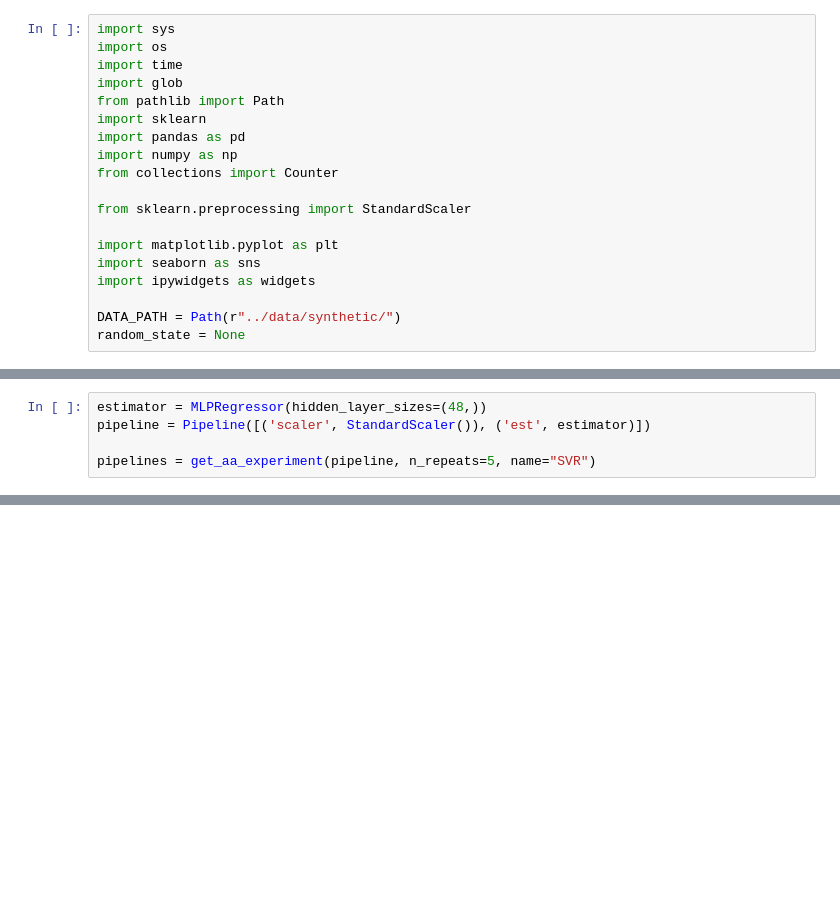
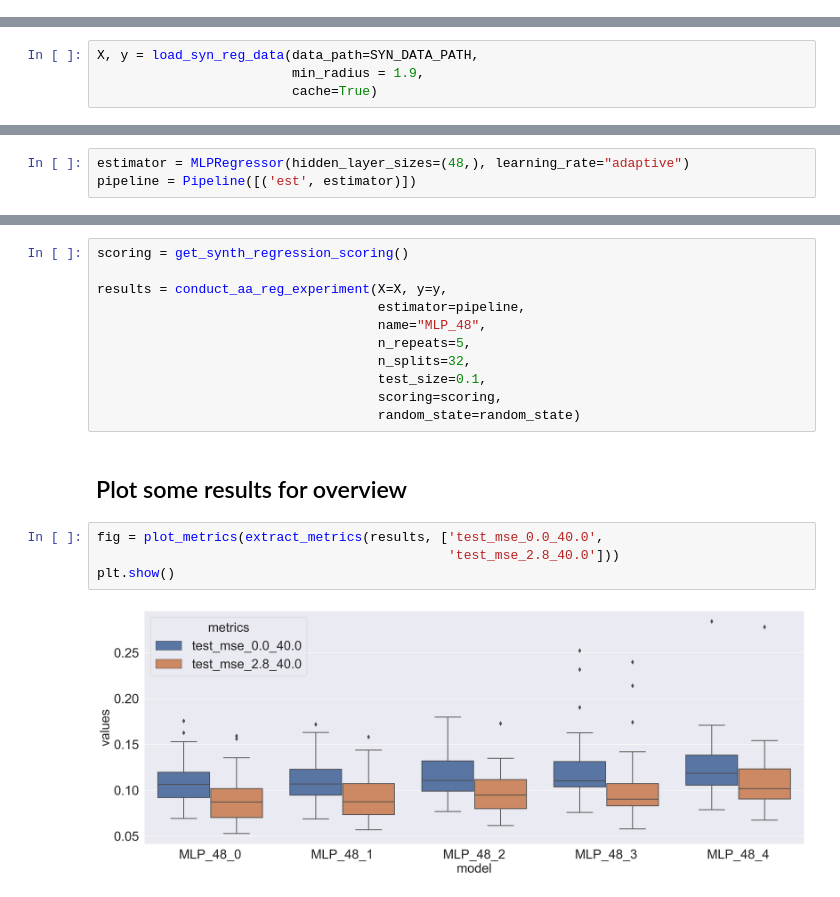
Before and after one commit to berni-lehner/structural_health_monitoring, a Jupyter notebook: notebooks/synthetic_regression_AA.ipynb, the cells around one changed output, grey strips where cells are left out. Drawn from its saved outputs; the diff is of its cells as text; blank space fills up the shorter version.

```diff
--- a/notebooks/synthetic_regression_AA.ipynb
+++ b/notebooks/synthetic_regression_AA.ipynb
@@ -3,22 +3,3 @@
 In this notebook, we ...
 
 [![Open In Colab](https://colab.research.google.com/assets/colab-badge.svg)](https://colab.research.google.com/github/berni-lehner/structural_health_monitoring/blob/main/notebooks/synthetic_regression_AA.ipynb)
-# %%
-import sys
-import os
-import time
-import glob
-from pathlib import Path
-import sklearn
-import pandas as pd
-import numpy as np
-from collections import Counter
-
-from sklearn.preprocessing import StandardScaler
-
-import matplotlib.pyplot as plt
-import seaborn as sns
-import ipywidgets as widgets
-
-DATA_PATH = Path(r"../data/synthetic/")
-random_state = None
@@ -142,0 +105,4 @@ y = np.concatenate([ypos, yneg], axis=0)
+# %%
+X, y = load_syn_reg_data(data_path=SYN_DATA_PATH,
+                         min_radius = 1.9,
+                         cache=True)
@@ -175,5 +140,3 @@ from sklearn.preprocessing import StandardScaler
 # %%
-estimator = MLPRegressor(hidden_layer_sizes=(48,))
-pipeline = Pipeline([('scaler', StandardScaler()), ('est', estimator)])
-
-pipelines = get_aa_experiment(pipeline, n_repeats=5, name="SVR")
+estimator = MLPRegressor(hidden_layer_sizes=(48,), learning_rate="adaptive")
+pipeline = Pipeline([('est', estimator)])
@@ -259,0 +143,19 @@ for key in results.columns[:-1]:
+# %%
+scoring = get_synth_regression_scoring()
+
+results = conduct_aa_reg_experiment(X=X, y=y,
+                                    estimator=pipeline,
+                                    name="MLP_48",
+                                    n_repeats=5,
+                                    n_splits=32,
+                                    test_size=0.1,
+                                    scoring=scoring,
+                                    random_state=random_state)
+# %% [markdown]
+## Plot some results for overview
+# %%
+fig = plot_metrics(extract_metrics(results, ['test_mse_0.0_40.0',
+                                             'test_mse_2.8_40.0']))
+plt.show()
+# %% [output]
+[figure, added]
```
Also changed, not shown: parts of 28 cells of this notebook, 3 other files.
